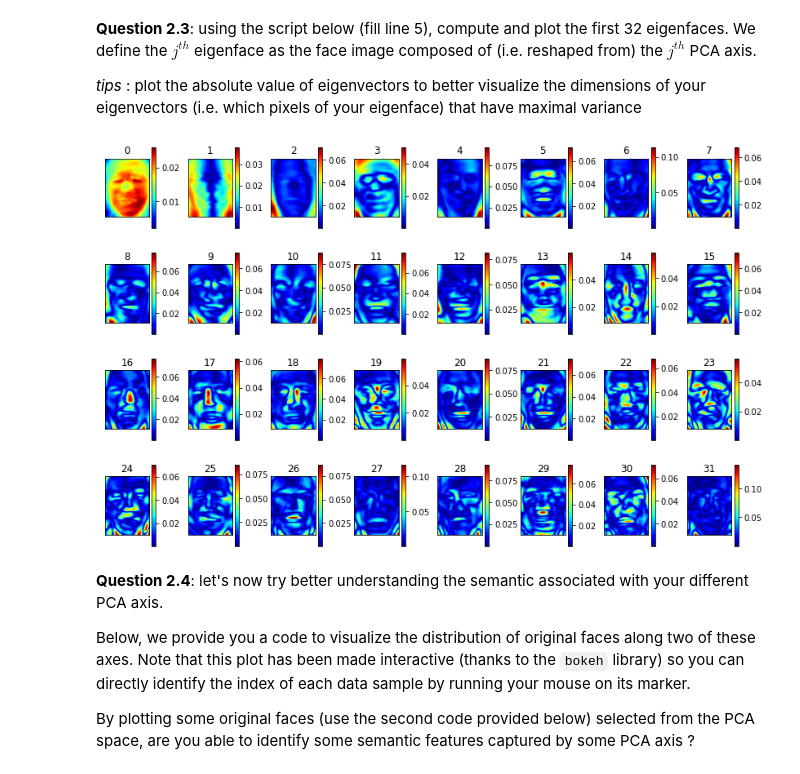
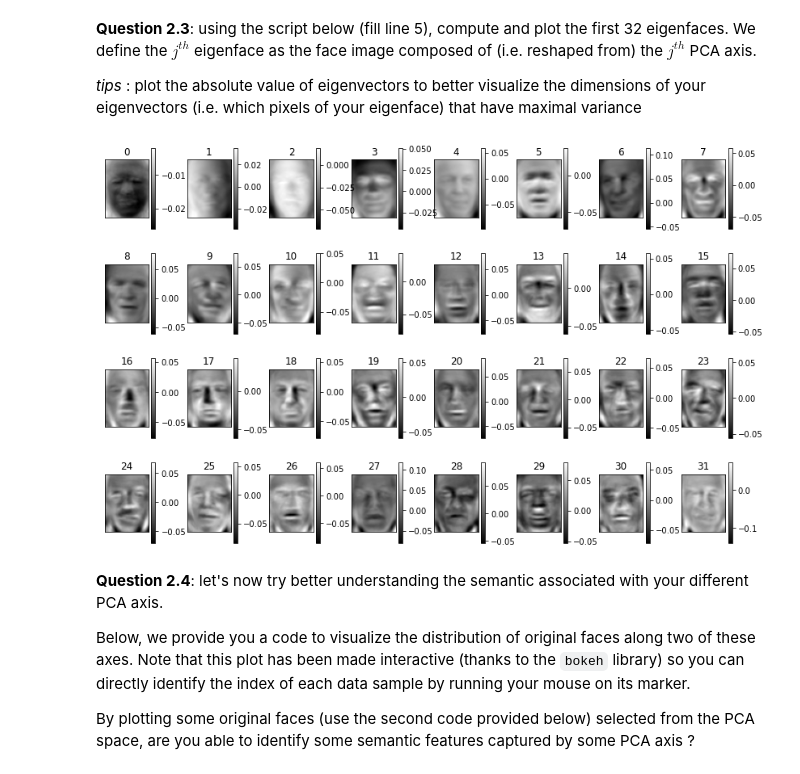
Before and after one commit to thomas40510/MLMythe, a Jupyter notebook: TP3/TP3.ipynb, the cells around one changed output. Drawn from its saved outputs; the diff is of its cells as text; code cells hidden in the pictures.

```diff
--- a/TP3/TP3.ipynb
+++ b/TP3/TP3.ipynb
@@ -168,9 +271,19 @@ Personalities in the dataset: ['Ariel Sharon' 'Colin Powell' 'Donald Rumsfeld' '
 # %%
 from sklearn.decomposition import PCA
 
-# DO YOUR PCA
+# PCA
+pca = PCA().fit(faces.data)
 
-X_reconstructed_after_PCA = # TO BE FILLED
+X_reconstructed_after_PCA = np.zeros(faces.data.shape)
+l_w = 0
+for i in range(1, 11):
+    l_w = i
+    pca = PCA(n_components=l_w).fit(faces.data)
+    X_reconstructed_after_PCA = pca.inverse_transform(pca.transform(faces.data))
+    if np.allclose(faces.data, X_reconstructed_after_PCA):
+        break
+
+print("l_w = ", l_w)
 
 # Plot the results
 fig, ax = plt.subplots(2, 10, figsize=(10, 2.5),
@@ -188,3 +302,11 @@ ax[1, 0].set_ylabel(str(l_w)+'-dim\nreconstruction');
 **Question 2.2**: what is the total amount of explained variance with your $l$ number ? To answer this, build a graph that allows us to directly read the minimal number of PCA axis to explain at least a given percentage of the total variance.
 
 *tips* : as done in Step 1.5, take a look at the cumulated explained variance ratio
+# %%
+pca = PCA().fit(faces.data)
+plt.plot(np.cumsum(pca.explained_variance_ratio_))
+plt.xlabel('number of components')
+plt.ylabel('cumulative explained variance');
+plt.show()
+
+print("The minimal number of PCA axis to explain at least 90% of the total variance is 10")
@@ -195,13 +320,13 @@ ax[1, 0].set_ylabel(str(l_w)+'-dim\nreconstruction');
 # %%
 fig, axes = plt.subplots(4,8, figsize=(14, 9),
                          subplot_kw={'xticks':[], 'yticks':[]},
                          gridspec_kw=dict(hspace=0.3, wspace=0.5))
 for i, ax in enumerate(axes.flat):
-    nn = ax.imshow( """TO BE FILLED""" , cmap='jet')
+    nn = ax.imshow(pca.components_[i].reshape(62, 47), cmap='binary_r')
     ax.set_title(str(i))
     fig.colorbar(nn,ax=ax)
 # %% [output]
-[figure, old version]
+[figure, new version]
 # %% [markdown]
 **Question 2.4**: let's now try better understanding the semantic associated with your different PCA axis.
 
```
Also changed, not shown: parts of 12 cells of this notebook.
